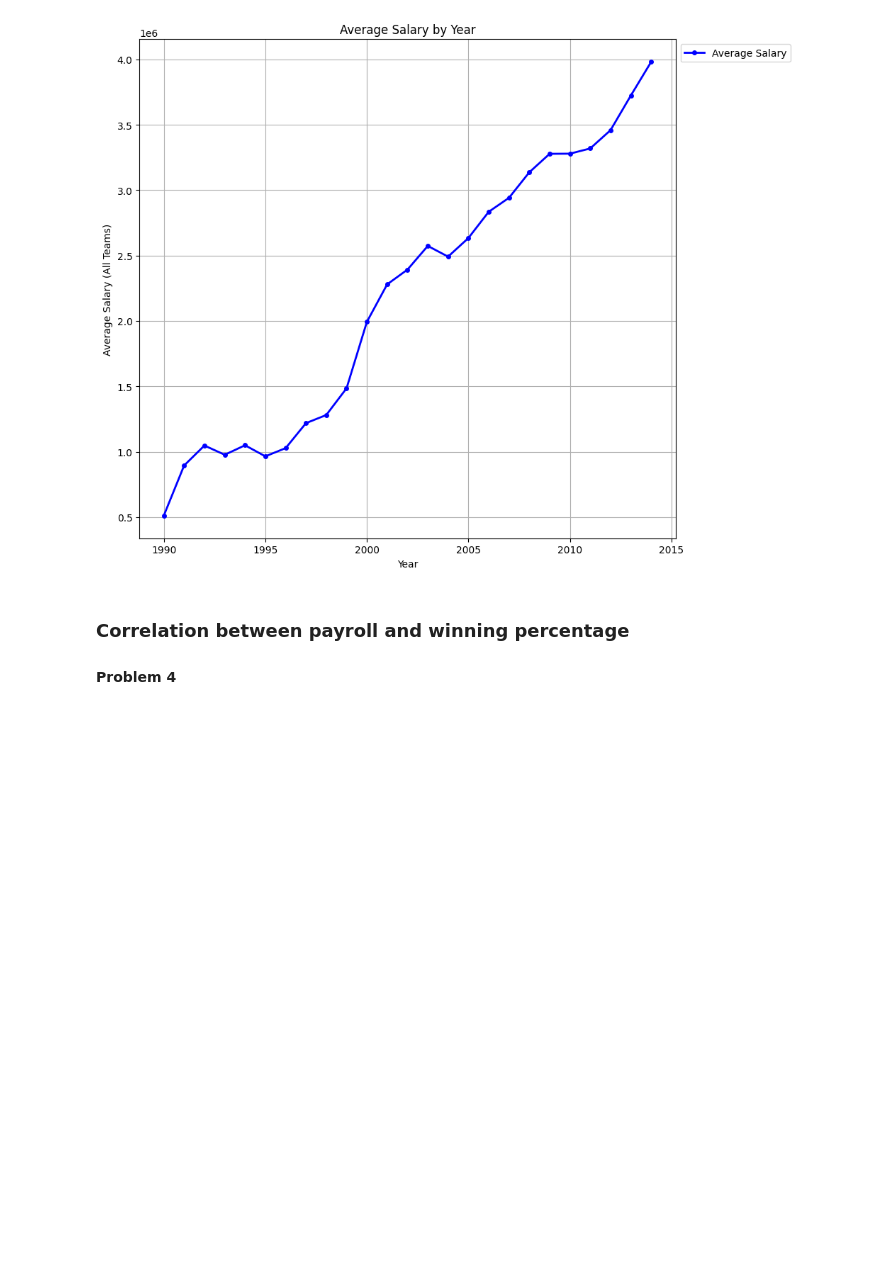
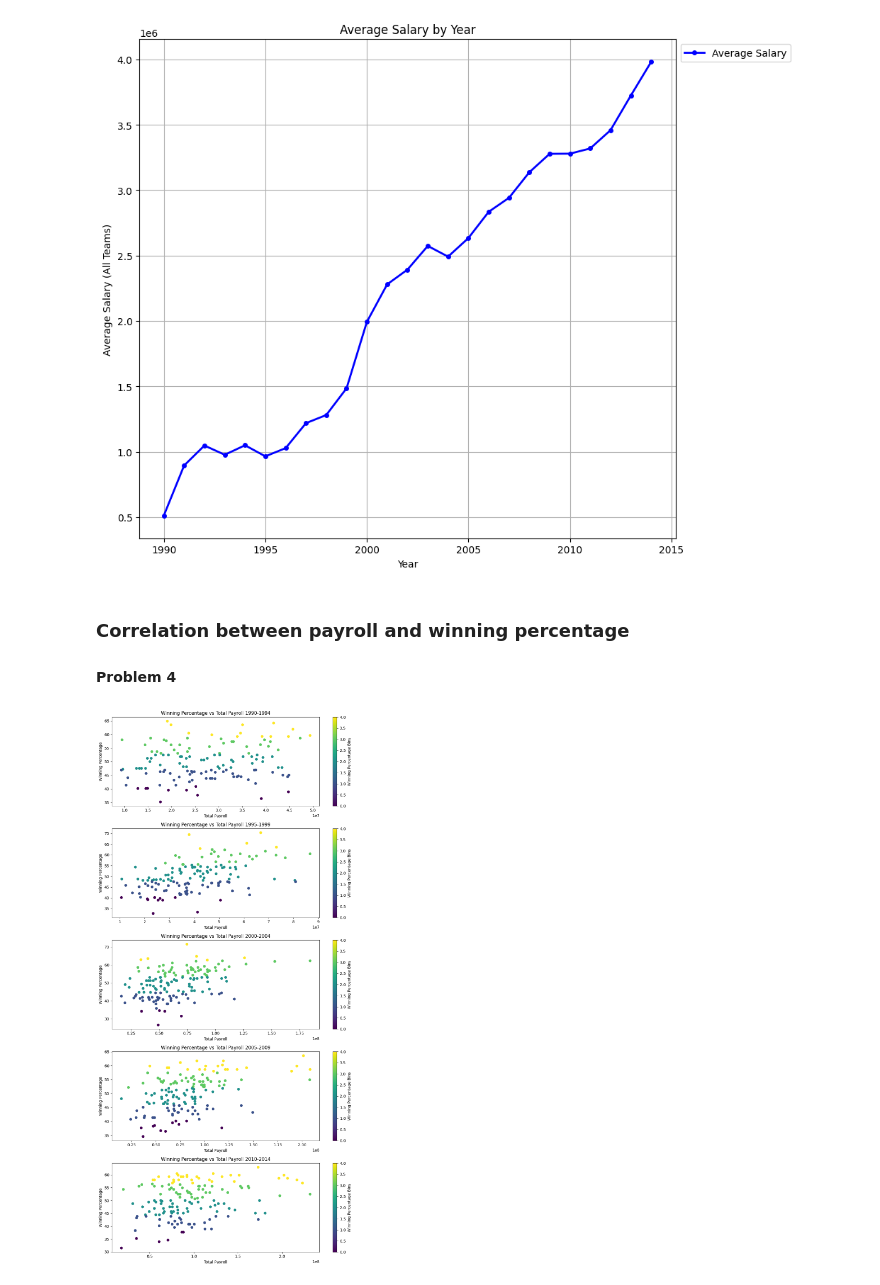
Before and after one commit to diegolopez2002/proj2, a Jupyter notebook: proj2.ipynb, the cells around one changed output. Drawn from its saved outputs; the diff is of its cells as text; code cells hidden in the pictures; blank space fills up the shorter version.

```diff
--- a/proj2.ipynb
+++ b/proj2.ipynb
@@ -208,0 +215,61 @@ plt.close()
+# %%
+conn = sqlite3.connect("lahman2014.sqlite")
+
+# Create an empty list to store the plots
+fig, axs = plt.subplots(5, 1, figsize=(10, 20))  # 5 subplots arranged vertically
+
+# Loop through each 5-year interval
+for i in range(5):
+    # Define the start and end years for the interval
+    start_year = 1990 + i * 5
+    end_year = start_year + 4
+
+    # SQL query to get the winning percentage and total payroll for the current 5-year interval
+    query_winning = f"""
+    SELECT
+        t.teamID,
+        t.yearID,
+        CASE
+            WHEN t.G = 0 THEN NULL
+            ELSE (t.W * 1.0 / t.G) * 100.0
+        END AS winning_percentage,
+        COALESCE(s.total_payroll, 0) AS total_payroll
+    FROM
+        Teams t
+    LEFT JOIN (
+        SELECT
+            teamID,
+            yearID,
+            SUM(salary) AS total_payroll
+        FROM
+            Salaries
+        WHERE
+            yearID BETWEEN {start_year} AND {end_year}
+        GROUP BY
+            teamID,
+            yearID
+    ) s ON t.teamID = s.teamID AND t.yearID = s.yearID
+    WHERE
+        t.yearID BETWEEN {start_year} AND {end_year};
+    """
+
+    # Read data for the current 5-year interval from the database
+    interval_data = pd.read_sql(query_winning, conn)
+
+    # Cut the 'winning_percentage' column into bins
+    interval_data['winning_bins'] = pd.cut(interval_data['winning_percentage'], bins=5, labels=False)
+
+    scatter = axs[i].scatter(interval_data['total_payroll'], interval_data['winning_percentage'], c=interval_data['winning_bins'], cmap='viridis')
+    axs[i].set_xlabel('Total Payroll')
+    axs[i].set_ylabel('Winning Percentage')
+    axs[i].set_title(f'Winning Percentage vs Total Payroll {start_year}-{end_year}')
+    fig.colorbar(scatter, ax=axs[i], label='Winning Percentage Bins')
+
+plt.tight_layout()
+plt.show()
+conn.close()
+
+
+# I have to fix the colors to make unique color per team
+# %% [output]
+[figure, added]
```
Also changed, not shown: parts of 2 cells of this notebook.
